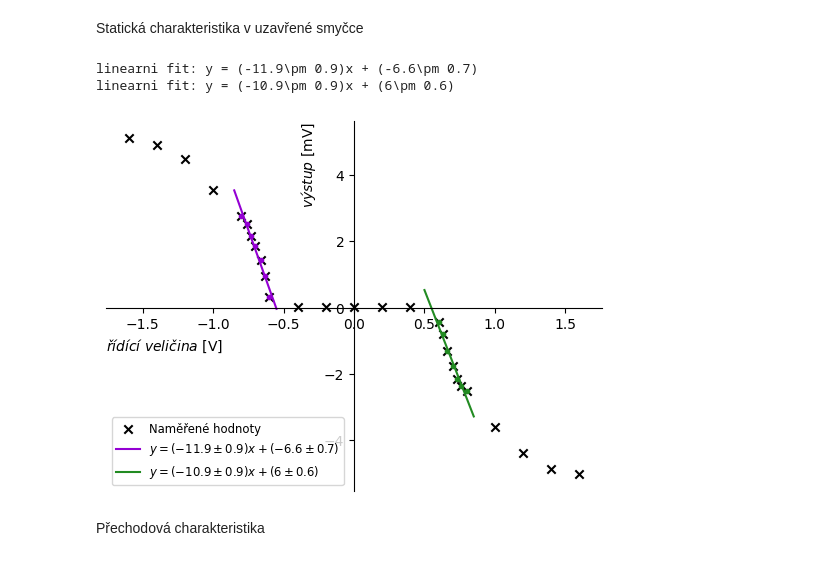
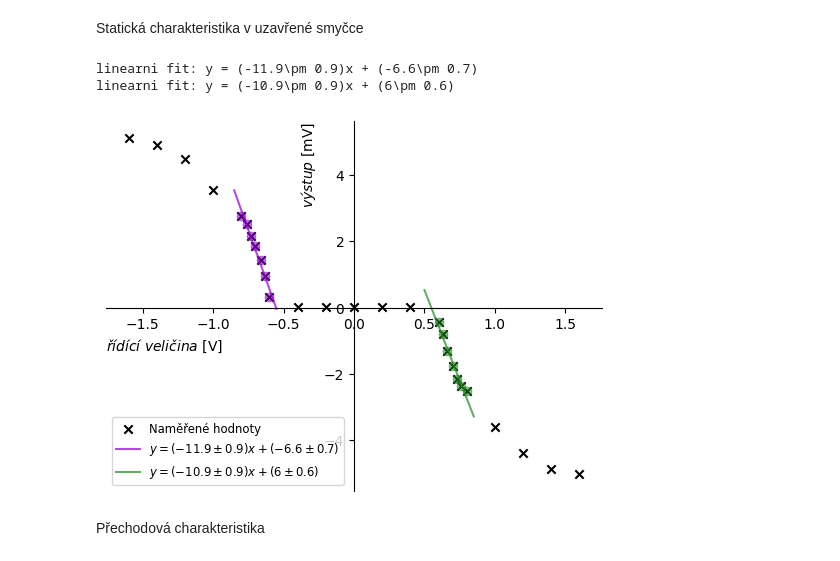
Before and after one commit to Mirenka11/RSEN, a Jupyter notebook: Data/zpracovani.ipynb, the cells around one changed output. Cells and saved outputs as stored; diff of their text form; code cells hidden in the pictures.

```diff
--- a/Data/zpracovani.ipynb
+++ b/Data/zpracovani.ipynb
@@ -66,38 +77,38 @@ for j in range(len(fitovane_parametry_staticka_2)): # zaokrouhleni na jednu plat
                                                          sigma_parametru_staticka_2[j]))
 print(
     f"linearni fit: y = ({zaokrouhlene_parametry_staticka_2[0][0]}\pm {zaokrouhlene_parametry_staticka_2[0][1]})x + ({zaokrouhlene_parametry_staticka_2[1][0]}\pm {zaokrouhlene_parametry_staticka_2[1][1]})")
 
 osa_x1 = np.arange(-0.85, -0.5, 0.05) # navzorkovani hodnot na ose x, aby se data dala prolozit krivkou
 osa_x2 = np.arange(0.5, 0.9, 0.05) # navzorkovani hodnot na ose x, aby se data dala prolozit krivkou
 
 fig_staticka, ax = plt.subplots()
 ax.spines[["left", "bottom"]].set_position(("data", 0))
 ax.spines[["top", "right"]].set_visible(False)
 plt.scatter(x=staticka["ridici_velicina [V]"], y=staticka["vystup [mV]"], # namerena data (list / pd.DataFrame, numpy.NDArray / ...)
              marker='x', color="black", # kosmeticke upravy
              label = "Naměřené hodnoty" )
 plt.scatter(x=staticka["ridici_velicina [V]"][4:11], y=staticka["vystup [mV]"][4:11], # namerena data (list / pd.DataFrame, numpy.NDArray / ...)
-             marker='.', color="darkviolet", # kosmeticke upravy
+             marker='o', color="darkviolet", alpha=0.5 # kosmeticke upravy
              )
 plt.scatter(x=staticka["ridici_velicina [V]"][16:23], y=staticka["vystup [mV]"][16:23], # namerena data (list / pd.DataFrame, numpy.NDArray / ...)
-             marker='.', color="forestgreen", # kosmeticke upravy
+             marker='o', color="forestgreen", alpha=0.5 # kosmeticke upravy
              )
 
 plt.plot(osa_x1, linear_fit(osa_x1, fitovane_parametry_staticka_1[0], fitovane_parametry_staticka_1[1]),
-         color = 'darkviolet',
+         color = 'darkviolet', alpha=0.7,
          label = "$y=(-11.9\pm 0.9)x+(-6.6\pm 0.7)$")
 plt.plot(osa_x2, linear_fit(osa_x2, fitovane_parametry_staticka_2[0], fitovane_parametry_staticka_2[1]),
-         color = 'forestgreen',
+         color = 'forestgreen', alpha=0.7,
          label = "$y=(-10.9\pm 0.9)x+(6\pm 0.6)$")
 plt.legend(loc="lower left", fontsize="small")
 ax.set_xlabel('$řídící~veličina~\mathrm{[V]}$ ', fontsize = 10, loc="left")
 ax.set_ylabel("$výstup~\mathrm{[mV]}$", fontsize = 10, loc="top")
 plt.savefig("../img/graf_staticka.pdf")
 plt.show(block=True)
 # %% [output]
 linearni fit: y = (-11.9\pm 0.9)x + (-6.6\pm 0.7)
 linearni fit: y = (-10.9\pm 0.9)x + (6\pm 0.6)
-[figure, old version]
+[figure, new version]
 # %% [markdown]
 Přechodová charakteristika
 # %%
```
Also changed, not shown: parts of 5 cells of this notebook, 12 other files.
